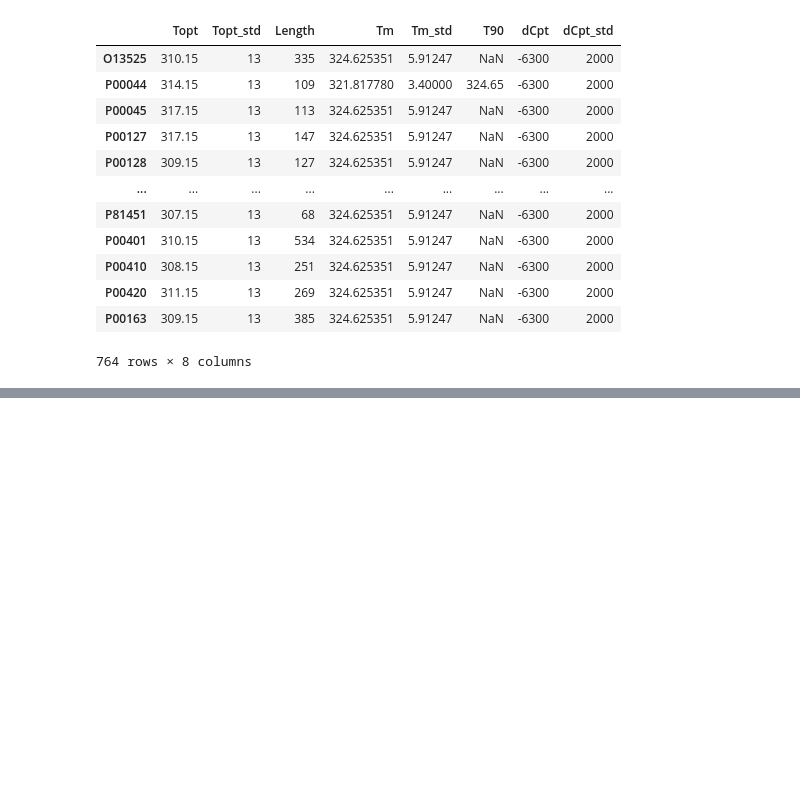
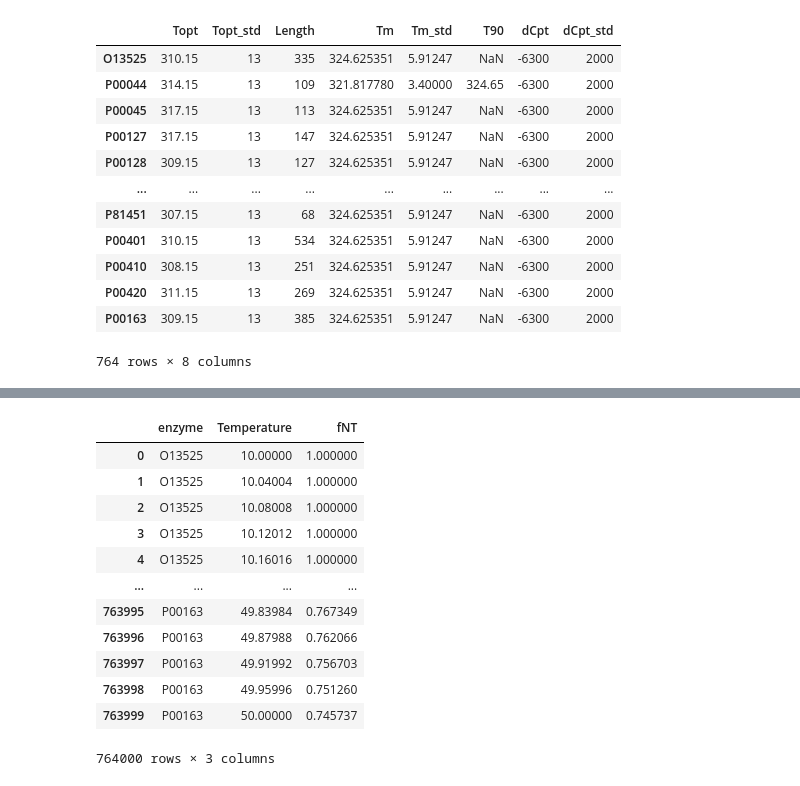
Before and after one commit to AlmaasLab/BayesianGEM, a Jupyter notebook: code/simulate_with_arrhenius_start_params.ipynb, the cells around one changed output, grey strips where cells are left out. Saved outputs shown, nothing was run; the diff lists cells and outputs as text; code cells hidden in the pictures; blank space fills up the shorter version.

```diff
--- a/code/simulate_with_arrhenius_start_params.ipynb
+++ b/code/simulate_with_arrhenius_start_params.ipynb
@@ -84,0 +90,21 @@ Name: T90, Length: 764, dtype: float64
+# %%
+def compute_fNT_from_thermal_params(enzymes, T):
+    dHeq, Tm = thermalparams.loc[enzymes, ['dHeq', 'Tm']].T.to_numpy()
+    return arrhenius_etc.calculate_fNT(T=T + 273.15, dHeq=dHeq, Tm=Tm)
+index = pd.MultiIndex.from_product([thermalparams.index, np.linspace(start=10,stop=50,num=1000)], names=['enzyme', 'Temperature'])
+denaturation_frame = pd.DataFrame(index=index).reset_index().assign(fNT = lambda df: compute_fNT_from_thermal_params(enzymes=df.enzyme, T=df.Temperature))
+denaturation_frame
+# %% [output]
+|  | enzyme | Temperature | fNT |
+| 0 | O13525 | 10.00000 | 1.000000 |
+| 1 | O13525 | 10.04004 | 1.000000 |
+| 2 | O13525 | 10.08008 | 1.000000 |
+| 3 | O13525 | 10.12012 | 1.000000 |
+| 4 | O13525 | 10.16016 | 1.000000 |
+| ... | ... | ... | ... |
+| 763995 | P00163 | 49.83984 | 0.767349 |
+| 763996 | P00163 | 49.87988 | 0.762066 |
+| 763997 | P00163 | 49.91992 | 0.756703 |
+| 763998 | P00163 | 49.95996 | 0.751260 |
+| 763999 | P00163 | 50.00000 | 0.745737 |
+764000 rows × 3 columns
```
Also changed, not shown: parts of 43 cells of this notebook, 4 other files.
